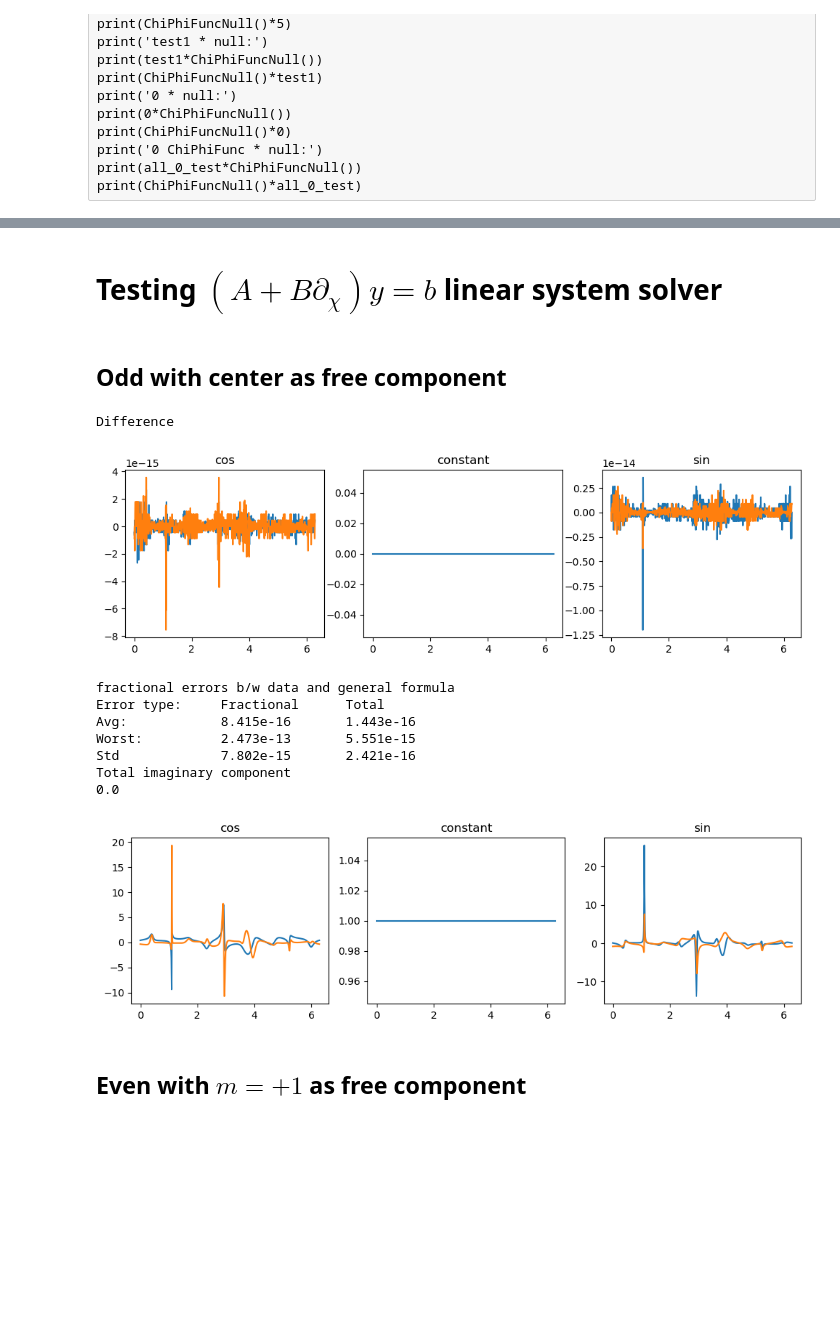
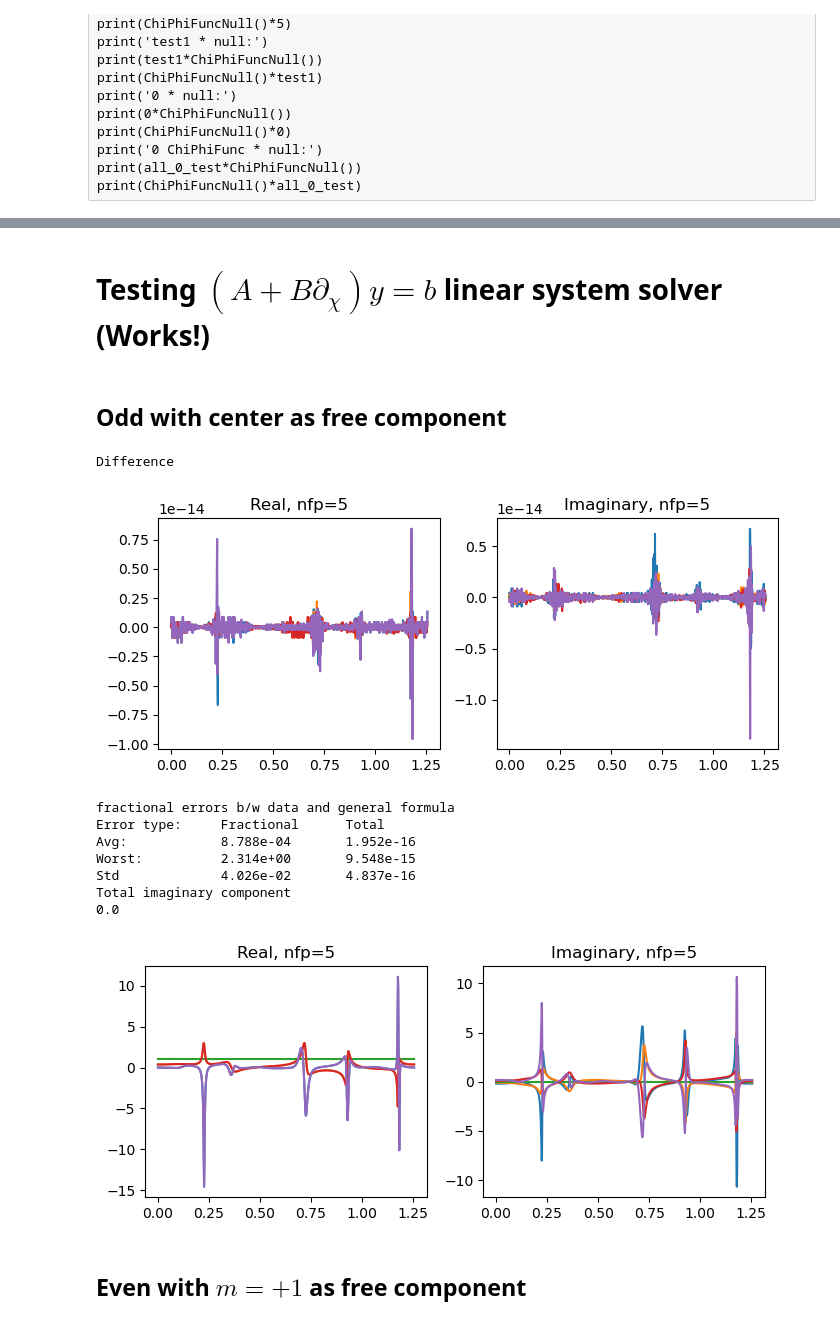
Before and after one commit to lankef/pyAQSC, a Jupyter notebook: examples/ChiPhiFunc test suite.ipynb, the cells around one changed output, grey strips where cells are left out. Saved outputs shown, nothing was run; the diff lists cells and outputs as text; code cells hidden in the pictures; blank space fills up the shorter version.

```diff
--- a/examples/ChiPhiFunc test suite.ipynb
+++ b/examples/ChiPhiFunc test suite.ipynb
@@ -735,35 +763,36 @@ Total imaginary component
 # %% [markdown]
-# Testing $(A+B\partial_\chi)y=b$ linear system solver
+# Testing $(A+B\partial_\chi)y=b$ linear system solver (Works!)
 # %%
 # Generating coefficients
-coef_A = rand_ChiPhiFunc(2)
-coef_B = rand_ChiPhiFunc(2)
-coef_C = rand_ChiPhiFunc(3)
+nfp = 5
+coef_A = rand_ChiPhiFunc(2,nfp)
+coef_B = rand_ChiPhiFunc(2,nfp)
+coef_C = rand_ChiPhiFunc(3,nfp)
 # %% [markdown]
 ## Odd with center as free component
 # %%
-test_Y = rand_ChiPhiFunc(5)
+test_Y = rand_ChiPhiFunc(5, nfp)
 RHS = coef_A*test_Y+coef_B*test_Y.dchi()
 
-O_matrices, O_einv, vector_free_coef = \
+O_matrices, O_einv, vector_free_coef, Y_nfp = \
     ChiPhiFunc.get_O_O_einv_from_A_B(coef_A, coef_B, 2, 4)
 
 guess_Y_content = (np.einsum('ijk,jk->ik',O_einv,RHS.content) + test_Y[0].content[0] * vector_free_coef)
-compare_chiphifunc(ChiPhiFunc(guess_Y_content), test_Y)
+compare_chiphifunc(ChiPhiFunc(guess_Y_content, nfp), test_Y)
 # %% [output]
 Difference
-[figure, old version]
+[figure, new version]
 fractional errors b/w data and general formula
 Error type:     Fractional      Total
-Avg:            8.415e-16       1.443e-16
-Worst:          2.473e-13       5.551e-15
-Std             7.802e-15       2.421e-16
+Avg:            8.788e-04       1.952e-16
+Worst:          2.314e+00       9.548e-15
+Std             4.026e-02       4.837e-16
 Total imaginary component
 0.0
 # %%
-ChiPhiFunc(vector_free_coef).display_content()
+ChiPhiFunc(vector_free_coef, nfp).display_content()
 # %% [output]
-[figure, old version]
+[figure, new version]
 # %% [markdown]
 ## Even with $m=+1$ as free component
 # %%
```
Also changed, not shown: parts of 23 cells of this notebook, 7 other files.
